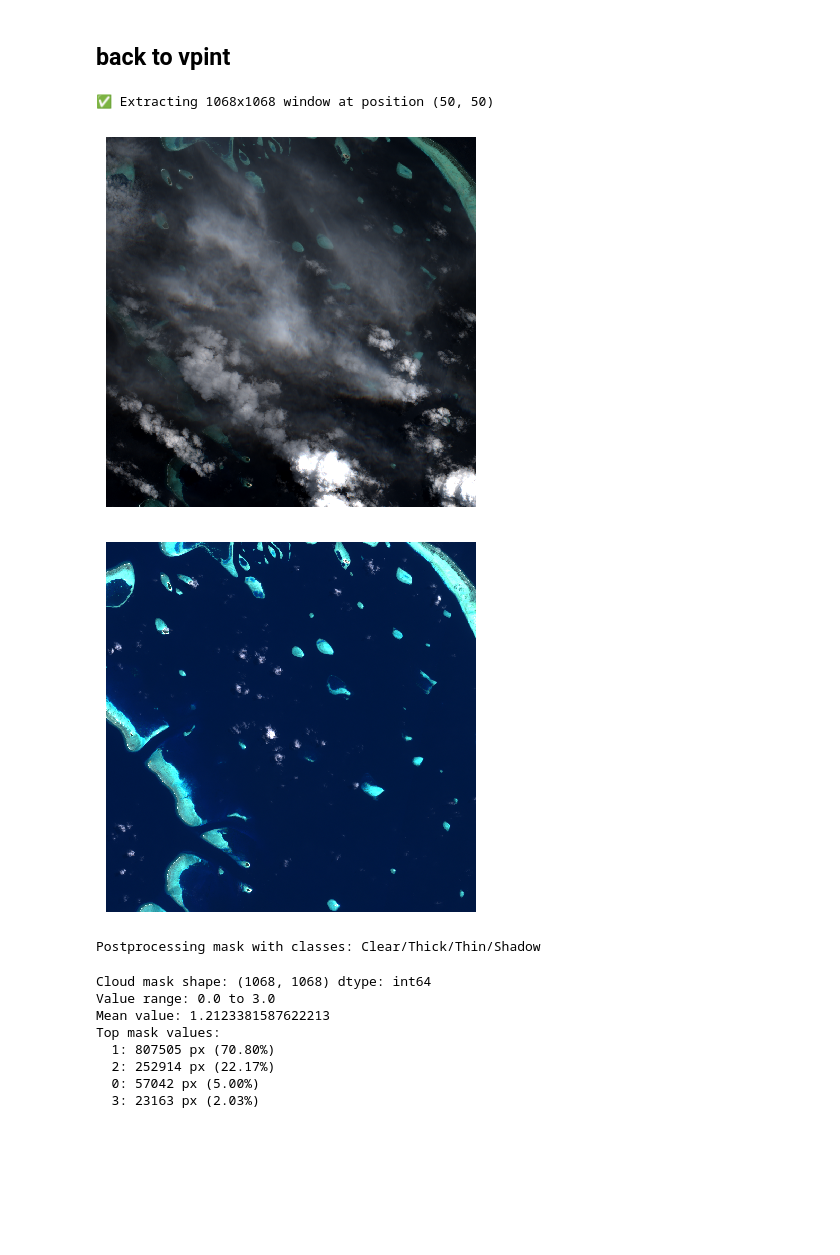
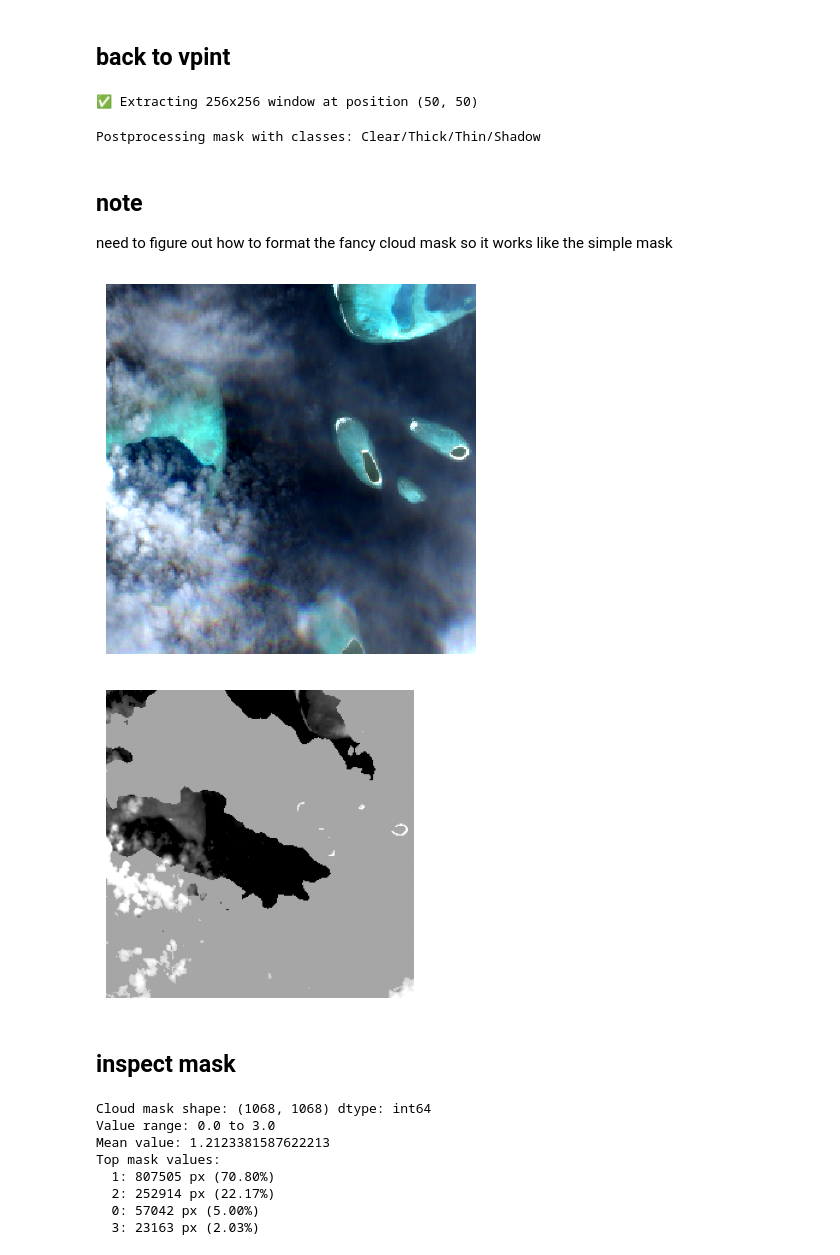
Before and after one commit to Wzesk/VPint, a Jupyter notebook: examples/sensie_cloud_removal.ipynb, the cells around one changed output. Drawn from its saved outputs; the diff is of its cells as text; code cells hidden in the pictures; blank space fills up the shorter version.

```diff
--- a/examples/sensie_cloud_removal.ipynb
+++ b/examples/sensie_cloud_removal.ipynb
@@ -155,8 +156,8 @@ def convert_to_colormap(mask, style='4-class', categorised=True):
 # %%
 # Test with larger offset values to confirm the fix works
 # Window parameters for extracting a patch from the satellite image
-y_size = 1068   # Height of the window (pixels)
-x_size = 1068    # Width of the window (pixels)
+y_size = 256#1068   # Height of the window (pixels)
+x_size = 256#1068    # Width of the window (pixels)
 
 # Window position (top-left corner coordinates) - using the original problematic values
 y_offset = 50   # Vertical position from top edge
@@ -168,17 +169,39 @@ print(f"✅ Extracting {y_size}x{x_size} window at position ({x_offset}, {y_offs
 target = load_product_windowed(target_path, y_size, x_size, y_offset, x_offset)
 features = load_product_windowed(features_path, y_size, x_size, y_offset, x_offset)
 
-# Visualise
-normalise_and_visualise(target)
-normalise_and_visualise(features)
+# # Visualise
+# normalise_and_visualise(target)
+# normalise_and_visualise(features)
 # %% [output]
-✅ Extracting 1068x1068 window at position (50, 50)
+✅ Extracting 256x256 window at position (50, 50)
-[figure, removed]
-[figure, removed]
 # %%
 # Create a mask for the windowed target using senseiv2
 im, descriptors = preprocess_s2_window(target, band_names)
 cloud_mask = model(im, descriptors=descriptors, stride=357)
 # %% [output]
 Postprocessing mask with classes: Clear/Thick/Thin/Shadow
+# %% [markdown]
+## note
+
+need to figure out how to format the fancy cloud mask so it works like the simple mask
+# %%
+# convert  masks for imputation
+thick_mask = ((cloud_mask != 2)) * 100
+allcloud_mask = ((cloud_mask != 2) & (cloud_mask != 1)) * 100
+full_mask = ((cloud_mask < 1)) * 100
+
+# get the default mask from imagery
+def_mask = load_product_windowed(target_path, y_size, x_size, y_offset, x_offset, keep_bands=["CLD"], bands_20m={"CLD":0})[:,:,0]
+
+normalise_and_visualise(target)
+# Visual preview of thresholded mask
+plt.figure(figsize=(4,4))
+plt.imshow(def_mask, cmap='gray')
+plt.axis('off')
+plt.show()
+# %% [output]
+[figure, added]
+[figure, added]
+# %% [markdown]
+## inspect mask
 # %%
```
Also changed, not shown: parts of 7 cells of this notebook.
